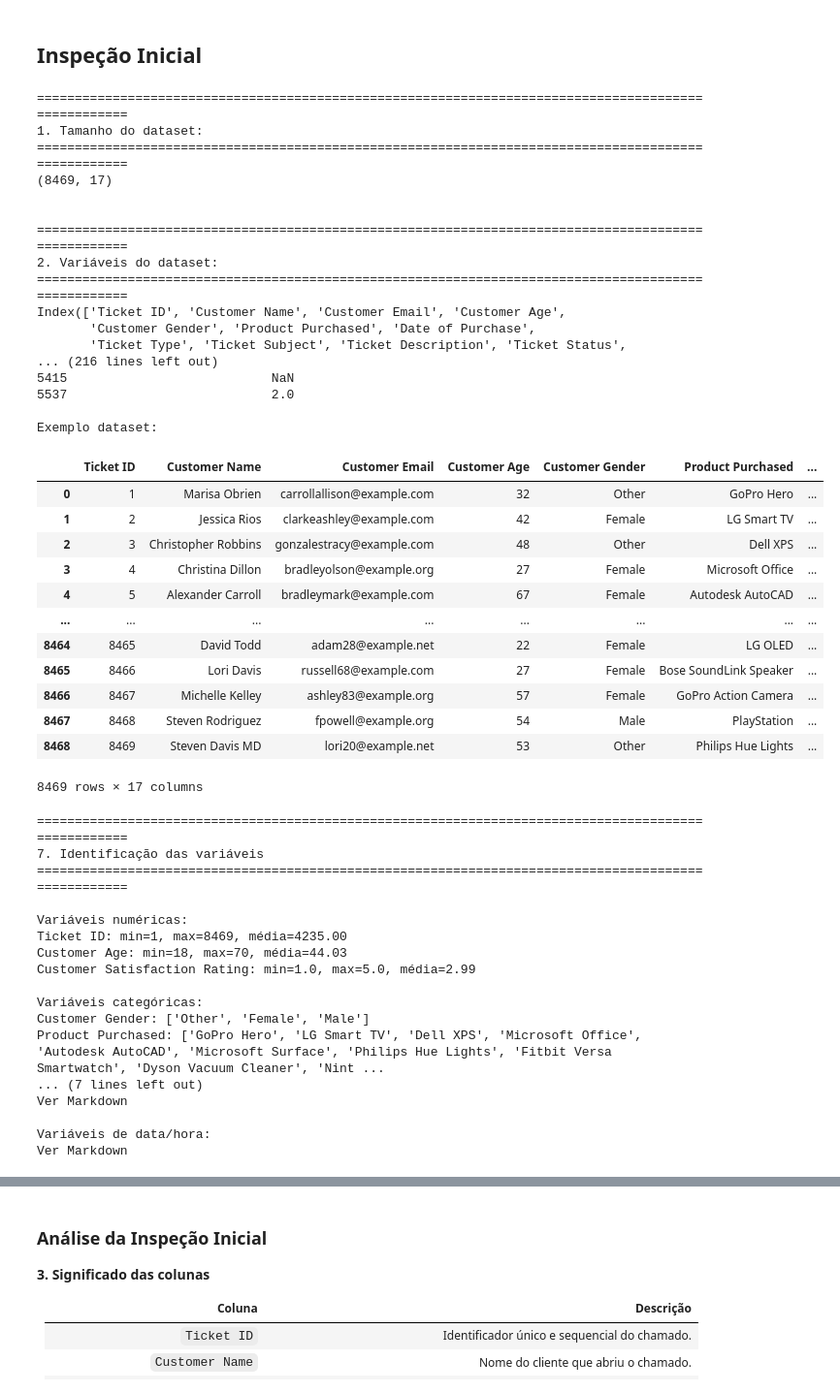
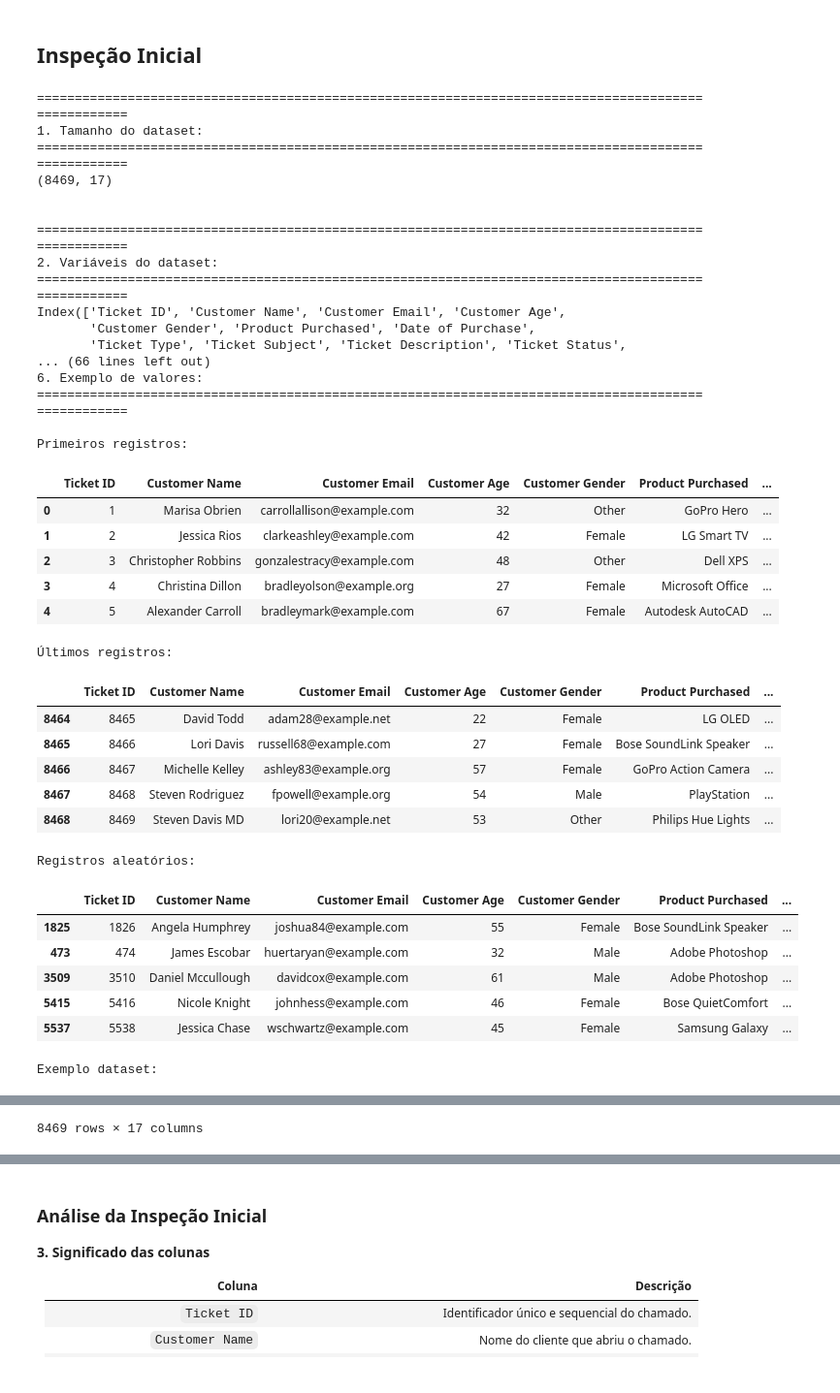
Before and after one commit to Phoenix7290/Caua-Guilherme-Gustavo-Marcos, a Jupyter notebook: eda/eda.ipynb, the cells around one changed output, grey strips where cells are left out. Shown at 97% size. Drawn from its saved outputs; the diff is of its cells as text; code cells hidden in the pictures.

Commit message:
adicionado constante random_state e trocado print de dataframes por display

```diff
--- a/eda/eda.ipynb
+++ b/eda/eda.ipynb
@@ -36,6 +36,8 @@ from sklearn.feature_selection import chi2
 from sklearn.metrics.pairwise import cosine_similarity
 from itertools import combinations
 
+RANDOM_STATE = 1
+
 df = pd.read_csv("../data/customer_support_tickets.csv")
 
 def print_formatado(*args, prefixo=5, largura_total=100):
@@ -64,14 +66,15 @@ df.info()
 print("Ver Markdown")
 
 print_formatado("6. Exemplo de valores:")
-print("\nPrimeiros registros:")
-print(df.head())
+with pd.option_context("display.max_colwidth", None):
+    print("\nPrimeiros registros:")
+    display(df.head())
 
-print("\nÚltimos registros:")
-print(df.tail())
+    print("\nÚltimos registros:")
+    display(df.tail())
 
-print("\nRegistros aleatórios:")
-print(df.sample(5, random_state=1))
+    print("\nRegistros aleatórios:")
+    display(df.sample(5, random_state=RANDOM_STATE))
 
 print("\nExemplo dataset:")
 display(df)
@@ -90,58 +93,49 @@ print(f"Ticket Type: {df['Ticket Type'].unique().tolist()}")
 print(f"Ticket Subject: {df['Ticket Subject'].unique().tolist()}")
 print(f"Ticket Status: {df['Ticket Status'].unique().tolist()}")
 print(f"Ticket Priority: {df['Ticket Priority'].unique().tolist()}")
 print(f"Ticket Channel: {df['Ticket Channel'].unique().tolist()}")
 
 print("\nVariáveis textuais/identificadoras:")
 print("Ver Markdown")
 
 print("\nVariáveis de data/hora:")
 print("Ver Markdown")
 # %% [output]
 ====================================================================================================
 1. Tamanho do dataset:
 ====================================================================================================
 (8469, 17)
 
 
 ====================================================================================================
 2. Variáveis do dataset:
 ====================================================================================================
 Index(['Ticket ID', 'Customer Name', 'Customer Email', 'Customer Age',
        'Customer Gender', 'Product Purchased', 'Date of Purchase',
        'Ticket Type', 'Ticket Subject', 'Ticket Description', 'Ticket Status',
-... (216 lines left out)
-5415                           NaN
-5537                           2.0
+... (66 lines left out)
+6. Exemplo de valores:
+====================================================================================================
 
-Exemplo dataset:
+Primeiros registros:
 |  | Ticket ID | Customer Name | Customer Email | Customer Age | Customer Gender | Product Purchased | ... |
 | 0 | 1 | Marisa Obrien | carrollallison@example.com | 32 | Other | GoPro Hero | ... |
 | 1 | 2 | Jessica Rios | clarkeashley@example.com | 42 | Female | LG Smart TV | ... |
 | 2 | 3 | Christopher Robbins | gonzalestracy@example.com | 48 | Other | Dell XPS | ... |
 | 3 | 4 | Christina Dillon | bradleyolson@example.org | 27 | Female | Microsoft Office | ... |
 | 4 | 5 | Alexander Carroll | bradleymark@example.com | 67 | Female | Autodesk AutoCAD | ... |
-| ... | ... | ... | ... | ... | ... | ... | ... |
-| 8464 | 8465 | David Todd | adam28@example.net | 22 | Female | LG OLED | ... |
-| 8465 | 8466 | Lori Davis | russell68@example.com | 27 | Female | Bose SoundLink Speaker | ... |
-| 8466 | 8467 | Michelle Kelley | ashley83@example.org | 57 | Female | GoPro Action Camera | ... |
-| 8467 | 8468 | Steven Rodriguez | fpowell@example.org | 54 | Male | PlayStation | ... |
-| 8468 | 8469 | Steven Davis MD | lori20@example.net | 53 | Other | Philips Hue Lights | ... |
-8469 rows × 17 columns
+Últimos registros:
+|  | Ticket ID | Customer Name | Customer Email | Customer Age | Customer Gender | Product Purchased | ... |
+| 8464 | 8465 | David Todd | adam28@example.net | 22 | Female | LG OLED | ... |
+| 8465 | 8466 | Lori Davis | russell68@example.com | 27 | Female | Bose SoundLink Speaker | ... |
+| 8466 | 8467 | Michelle Kelley | ashley83@example.org | 57 | Female | GoPro Action Camera | ... |
+| 8467 | 8468 | Steven Rodriguez | fpowell@example.org | 54 | Male | PlayStation | ... |
+| 8468 | 8469 | Steven Davis MD | lori20@example.net | 53 | Other | Philips Hue Lights | ... |
-====================================================================================================
-7. Identificação das variáveis
-====================================================================================================
-
-Variáveis numéricas:
-Ticket ID: min=1, max=8469, média=4235.00
-Customer Age: min=18, max=70, média=44.03
-Customer Satisfaction Rating: min=1.0, max=5.0, média=2.99
-
-Variáveis categóricas:
-Customer Gender: ['Other', 'Female', 'Male']
-Product Purchased: ['GoPro Hero', 'LG Smart TV', 'Dell XPS', 'Microsoft Office', 'Autodesk AutoCAD', 'Microsoft Surface', 'Philips Hue Lights', 'Fitbit Versa Smartwatch', 'Dyson Vacuum Cleaner', 'Nint ...
-... (7 lines left out)
-Ver Markdown
-
-Variáveis de data/hora:
-Ver Markdown
+Registros aleatórios:
+|  | Ticket ID | Customer Name | Customer Email | Customer Age | Customer Gender | Product Purchased | ... |
+| 1825 | 1826 | Angela Humphrey | joshua84@example.com | 55 | Female | Bose SoundLink Speaker | ... |
+| 473 | 474 | James Escobar | huertaryan@example.com | 32 | Male | Adobe Photoshop | ... |
+| 3509 | 3510 | Daniel Mccullough | davidcox@example.com | 61 | Male | Adobe Photoshop | ... |
+| 5415 | 5416 | Nicole Knight | johnhess@example.com | 46 | Female | Bose QuietComfort | ... |
+| 5537 | 5538 | Jessica Chase | wschwartz@example.com | 45 | Female | Samsung Galaxy | ... |
+Exemplo dataset:
@@ -147,0 +154 @@ Ver Markdown
+8469 rows × 17 columns
```
Also changed, not shown: parts of 4 cells of this notebook.
